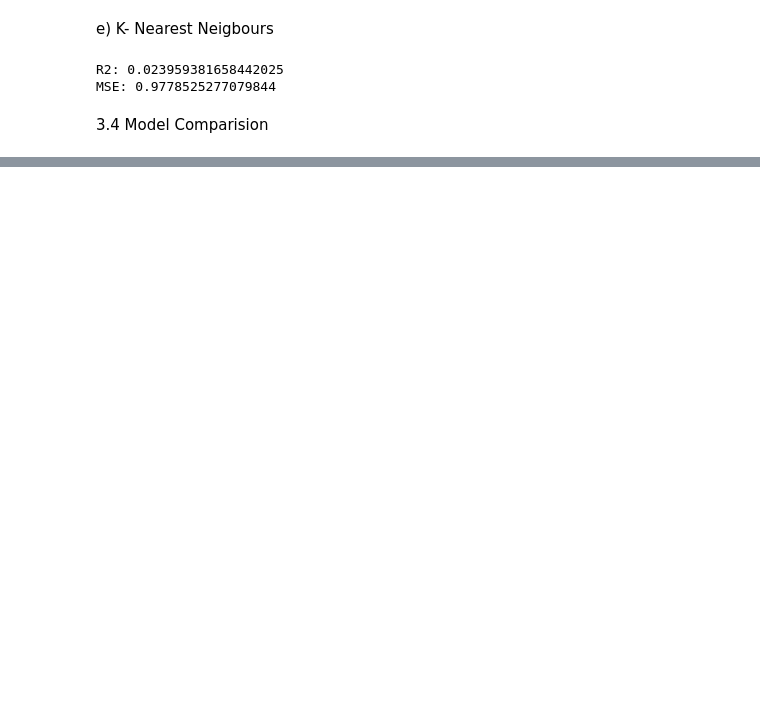
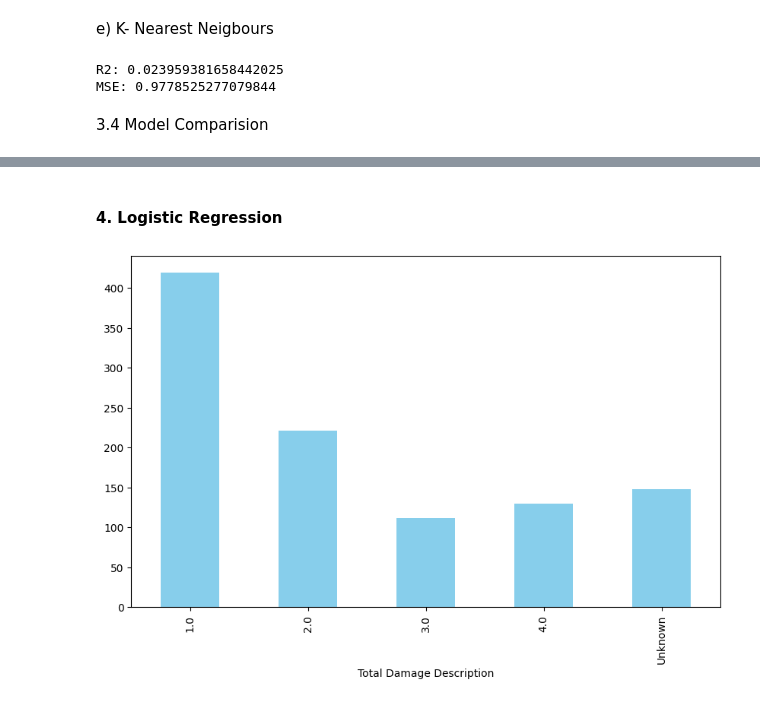
Before and after one commit to Awesomo1/Earthquake-Project, a Jupyter notebook: Earthquake_Modeling.ipynb, the cells around one changed output, grey strips where cells are left out. Saved outputs shown, nothing was run; the diff lists cells and outputs as text; code cells hidden in the pictures; blank space fills up the shorter version.

```diff
--- a/Earthquake_Modeling.ipynb
+++ b/Earthquake_Modeling.ipynb
@@ -279,0 +289,13 @@ plt.show()
+# %% [markdown]
+#### 4. Logistic Regression
+# %%
+import matplotlib.pyplot as plt
+
+# Create category Unknown for missing in Total Damage Description
+num_df['Total Damage Description'].fillna('Unknown', inplace=True)
+categories = num_df.groupby('Total Damage Description').size().plot(kind='bar', figsize=(10, 6), color='skyblue')
+
+# Save the figure
+plt.savefig('Target Classes.png')
+# %% [output]
+[figure, added]
```
Also changed, not shown: parts of 17 cells of this notebook.
